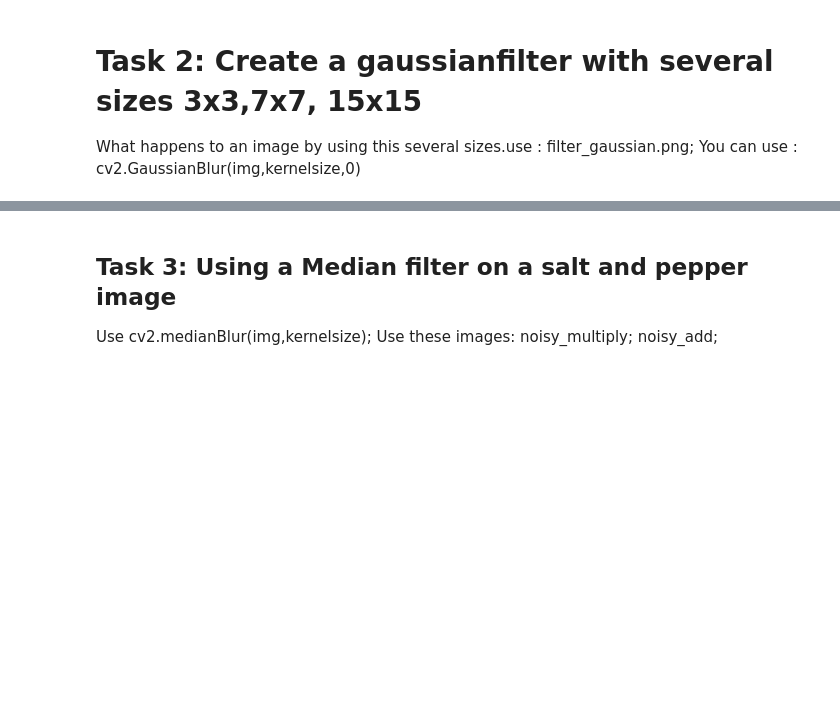
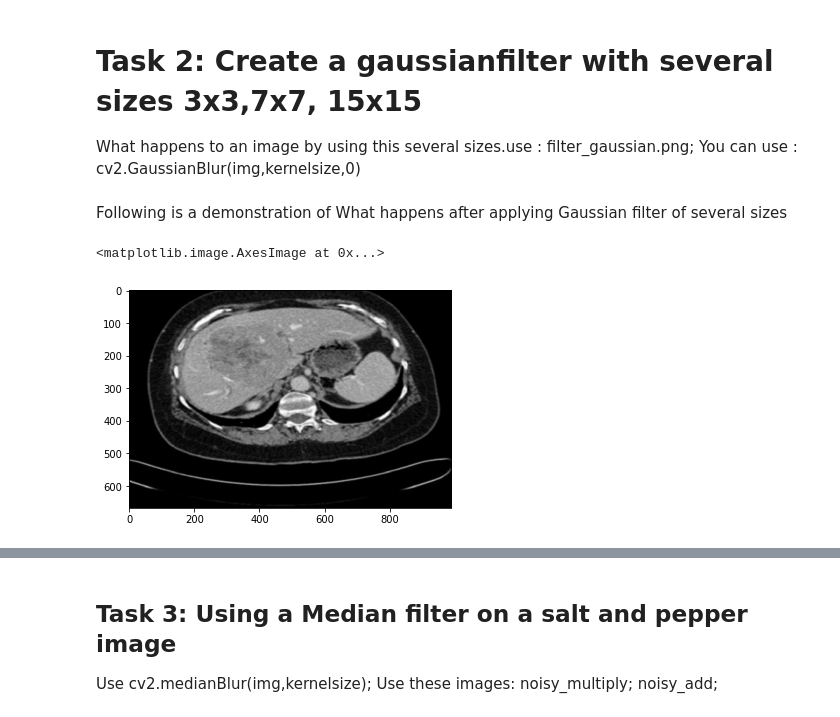
Before and after one commit to hmcyrus/python-image-processing, a Jupyter notebook: 5th exercise/completed.ipynb, the cells around one changed output, grey strips where cells are left out. Saved outputs shown, nothing was run; the diff lists cells and outputs as text; code cells hidden in the pictures; blank space fills up the shorter version.

```diff
--- a/5th exercise/completed.ipynb
+++ b/5th exercise/completed.ipynb
@@ -19,3 +47,11 @@ Don't forget to normalize! use : filter_gaussian.png;
 # Task 2: Create a gaussianfilter with several sizes 3x3,7x7, 15x15
 
 What happens to an image by using this several sizes.use : filter_gaussian.png; You can use : cv2.GaussianBlur(img,kernelsize,0)
+# %% [markdown]
+Following is a demonstration of What happens after applying Gaussian filter of several sizes
+# %%
+img_after_applying_gaussian_filter_3x3 = cv2.GaussianBlur(img,(3,3),0)
+plt.imshow(img_after_applying_gaussian_filter_3x3)
+# %% [output]
+<matplotlib.image.AxesImage at 0x...>
+[figure, added]
```
Also changed, not shown: parts of 10 cells of this notebook.
